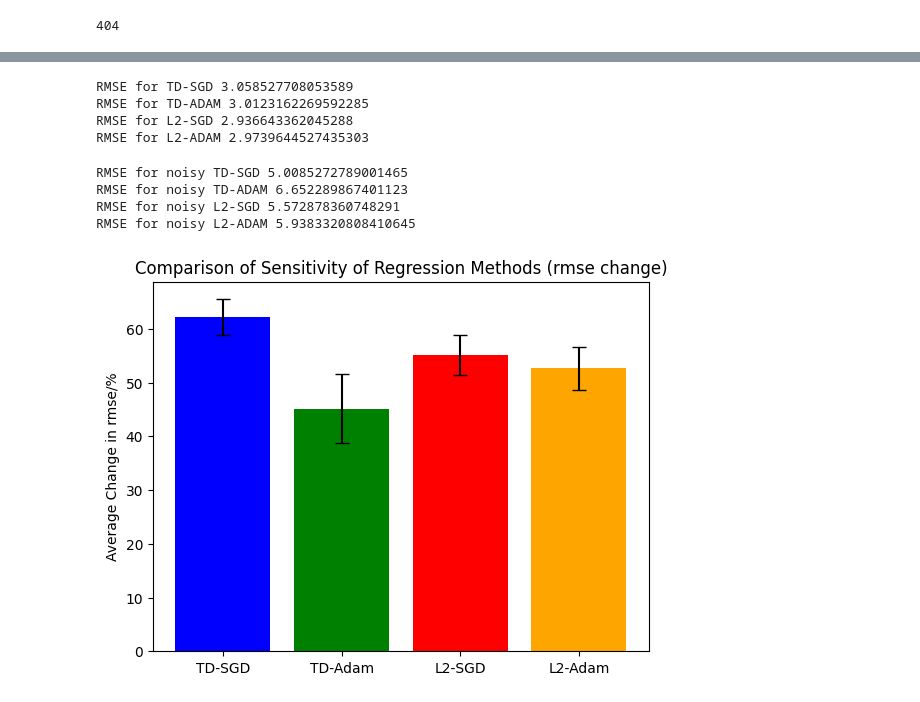
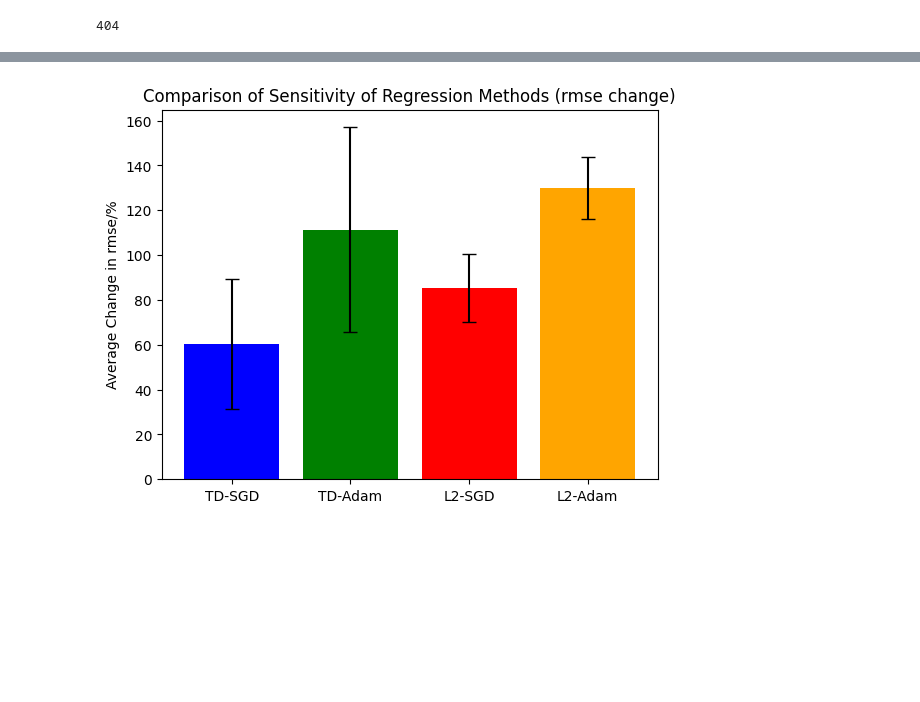
Before and after one commit to panu-hietanen/reinforcement-learning, a Jupyter notebook: House_Data_Comparison.ipynb, the cells around one changed output, grey strips where cells are left out. Drawn from its saved outputs; the diff is of its cells as text; code cells hidden in the pictures; blank space fills up the shorter version.

Commit message:
Also average training over multiple runs

```diff
--- a/House_Data_Comparison.ipynb
+++ b/House_Data_Comparison.ipynb
@@ -76,13 +65,13 @@ Ending optimization early at iteration 17460
 # %%
-iter = int(5e4)
+iter = 10
 # Define noise standard deviation
 noise_std = 0.1
 
 # Initialize tensors to store predictions over iterations
-y_pred_td_sgd = td_sgd.predict(X_test)
-y_pred_td_adam = td_adam.predict(X_test)
-y_pred_nn_sgd = nn_sgd.predict(X_test)
-y_pred_nn_adam = nn_adam.predict(X_test)
+Y_pred_td_sgd = torch.zeros(num_samples_test, iter)
+Y_pred_td_adam = torch.zeros(num_samples_test, iter)
+Y_pred_nn_sgd = torch.zeros(num_samples_test, iter)
+Y_pred_nn_adam = torch.zeros(num_samples_test, iter)
 
 Y_pred_td_sgd_noisy = torch.zeros(num_samples_test, iter)
 Y_pred_td_adam_noisy = torch.zeros(num_samples_test, iter)
@@ -91,12 +80,31 @@ Y_pred_nn_adam_noisy = torch.zeros(num_samples_test, iter)
 
 # Add Gaussian noise to the test set
 for i in range(iter):
+    # Reset model weights
+    td_sgd.reset()
+    td_adam.reset()
+    nn_sgd.reset()
+    nn_adam.reset()
+
+    # Train the TD models
+    td_sgd.fit(X_train, y_train)
+    td_adam.fit(X_train, y_train)
+
+    # Train the NN models
+    nn_sgd.fit(X_train, y_train, epochs=1600)
+    nn_adam.fit(X_train, y_train, epochs=1600)
+
+    # Generate noise
     X_test_noisy = X_test + torch.randn(X_test.shape) * noise_std
 
     # TD predictions on original and noisy test sets
+    Y_pred_td_sgd[:, i] = td_sgd.predict(X_test).squeeze()
     Y_pred_td_sgd_noisy[:, i] = td_sgd.predict(X_test_noisy).squeeze()
+    Y_pred_td_adam[:, i] = td_adam.predict(X_test).squeeze()
     Y_pred_td_adam_noisy[:, i] = td_adam.predict(X_test_noisy).squeeze()
 
     # NN predictions on original and noisy test sets
+    Y_pred_nn_sgd[:, i] = nn_sgd.predict(X_test).squeeze()
     Y_pred_nn_sgd_noisy[:, i] = nn_sgd.predict(X_test_noisy).squeeze()
+    Y_pred_nn_adam[:, i] = nn_adam.predict(X_test).squeeze()
     Y_pred_nn_adam_noisy[:, i] = nn_adam.predict(X_test_noisy).squeeze()
@@ -129,35 +158,15 @@ Benchmarking.plot_noise_diff(
-# %%
-print(f"RMSE for TD-SGD {td_sgd.rmse(X_test, y_test)}")
-print(f"RMSE for TD-ADAM {td_adam.rmse(X_test, y_test)}")
-print(f"RMSE for L2-SGD {nn_sgd.rmse(X_test, y_test)}")
-print(f"RMSE for L2-ADAM {nn_adam.rmse(X_test, y_test)}")
-# %% [output]
-RMSE for TD-SGD 3.058527708053589
-RMSE for TD-ADAM 3.0123162269592285
-RMSE for L2-SGD 2.936643362045288
-RMSE for L2-ADAM 2.9739644527435303
-# %%
-print(f"RMSE for noisy TD-SGD {td_sgd.rmse(X_test_noisy, y_test)}")
-print(f"RMSE for noisy TD-ADAM {td_adam.rmse(X_test_noisy, y_test)}")
-print(f"RMSE for noisy L2-SGD {nn_sgd.rmse(X_test_noisy, y_test)}")
-print(f"RMSE for noisy L2-ADAM {nn_adam.rmse(X_test_noisy, y_test)}")
-# %% [output]
-RMSE for noisy TD-SGD 5.0085272789001465
-RMSE for noisy TD-ADAM 6.652289867401123
-RMSE for noisy L2-SGD 5.572878360748291
-RMSE for noisy L2-ADAM 5.9383320808410645
 # %%
-rmse_change_td_sgd =  Benchmarking.mean_rmse_change(y_test, y_pred_td_sgd, Y_pred_td_sgd_noisy)
-rmse_change_td_adam = Benchmarking.mean_rmse_change(y_test, y_pred_td_adam, Y_pred_td_adam_noisy)
-rmse_change_nn_sgd =  Benchmarking.mean_rmse_change(y_test, y_pred_nn_sgd, Y_pred_nn_sgd_noisy)
-rmse_change_nn_adam = Benchmarking.mean_rmse_change(y_test, y_pred_nn_adam, Y_pred_nn_adam_noisy)
+rmse_change_td_sgd =  Benchmarking.mean_rmse_change(y_test, Y_pred_td_sgd, Y_pred_td_sgd_noisy)
+rmse_change_td_adam = Benchmarking.mean_rmse_change(y_test, Y_pred_td_adam, Y_pred_td_adam_noisy)
+rmse_change_nn_sgd =  Benchmarking.mean_rmse_change(y_test, Y_pred_nn_sgd, Y_pred_nn_sgd_noisy)
+rmse_change_nn_adam = Benchmarking.mean_rmse_change(y_test, Y_pred_nn_adam, Y_pred_nn_adam_noisy)
 
 # Plot the changes in predictions
 Benchmarking.plot_rmse_diff(
     td_sgd=rmse_change_td_sgd,
     td_adam=rmse_change_td_adam,
     nn_sgd=rmse_change_nn_sgd,
     nn_adam=rmse_change_nn_adam,
     )
 # %% [output]
-[figure, old version]
+[figure, new version]
```
Also changed, not shown: parts of 4 cells of this notebook.
